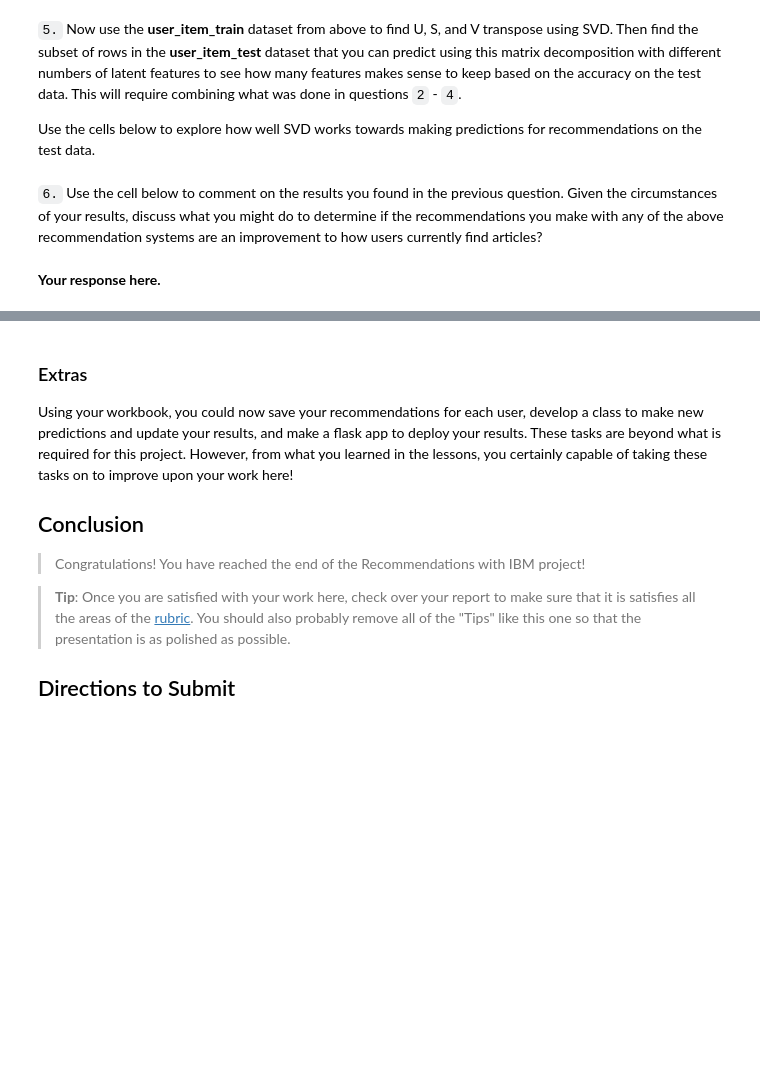
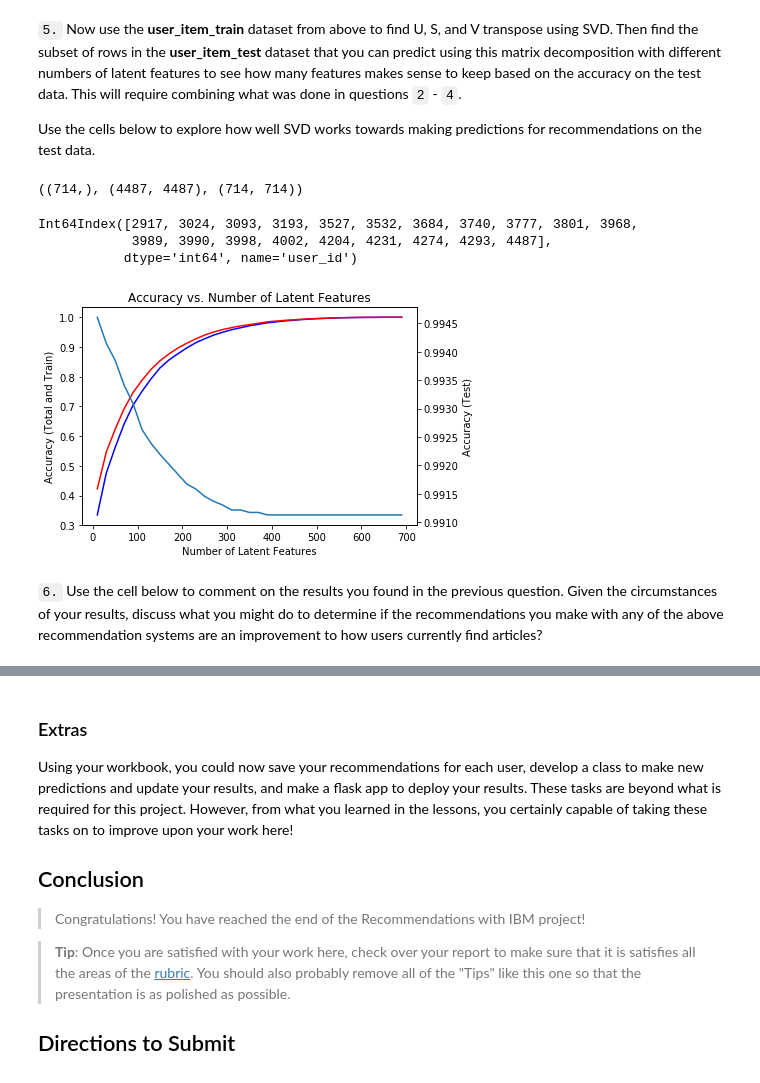
Before and after one commit to xKURTx/Recommendations-with-IBM, a Jupyter notebook: Recommendations_with_IBM.ipynb, the cells around one changed output, grey strips where cells are left out. Saved outputs shown, nothing was run; the diff lists cells and outputs as text; code cells hidden in the pictures; blank space fills up the shorter version.

```diff
--- a/Recommendations_with_IBM.ipynb
+++ b/Recommendations_with_IBM.ipynb
@@ -758,4 +687,5 @@ user_item_matrix.head()
 # %%
 # Perform SVD on the User-Item Matrix Here
 
-u, s, vt = # use the built in to get the three matrices
+u, s, vt = np.linalg.svd(user_item_matrix) # use the built in to get the three matrices
+s.shape, u.shape, vt.shape
@@ -814,7 +758,18 @@ def create_test_and_train_user_item(df_train, df_test):
     test_arts - all of the test article ids
 
     '''
-    # Your code here
+    # Number of users in the test set that are in the training set
+    intersect = np.intersect1d(df_test['user_id'], df_train['user_id'], assume_unique=False)
+
+    user_item_train = create_user_item_matrix(df_train)
+
+    all_user_item_test = create_user_item_matrix(df_test)
+    user_item_test = all_user_item_test.loc[intersect]
+
+    # User ids
+    test_idx = user_item_test.index
+    # Article ids
+    test_arts = user_item_test.columns
 
     return user_item_train, user_item_test, test_idx, test_arts
 
@@ -841,4 +861,7 @@ t.sol_4_test(sol_4_dict)
 Use the cells below to explore how well SVD works towards making predictions for recommendations on the test data.
 # %%
 # fit SVD on the user_item_train matrix
-u_train, s_train, vt_train = # fit svd similar to above then use the cells below
+u_train, s_train, vt_train = np.linalg.svd(user_item_train)
+s_train.shape, u_train.shape, vt_train.shape
+# %% [output]
+((714,), (4487, 4487), (714, 714))
@@ -848,4 +910,29 @@ u_train, s_train, vt_train = # fit svd similar to above then use the cells below
+# %%
+# The users we can make predictions on
+test_idx
+# %% [output]
+Int64Index([2917, 3024, 3093, 3193, 3527, 3532, 3684, 3740, 3777, 3801, 3968,
+            3989, 3990, 3998, 4002, 4204, 4231, 4274, 4293, 4487],
+           dtype='int64', name='user_id')
+# %%
+sum_errs_train, sum_errs_test = get_number_latent_features(u_train, s_train, vt_train, test_idx)
+# %%
+fig, ax1 = plt.subplots()
+
+# Twin the x-axis twice to make independent y-axes.
+ax2 = ax1.twinx()
+
+# Use ax1 for both total and training error
+ax1.plot(num_latent_feats, 1 - np.array(total_error)/df.shape[0], color="blue");
+ax1.plot(num_latent_feats, 1 - np.array(sum_errs_train)/df.shape[0], color = "red");
+ax1.set_xlabel('Number of Latent Features');
+ax1.set_ylabel('Accuracy (Total and Train)');
+ax1.set_title('Accuracy vs. Number of Latent Features');
+
+#Use ax2 for test error
+ax2.plot(num_latent_feats, 1 - np.array(sum_errs_test)/df.shape[0])
+ax2.set_ylabel('Accuracy (Test)');
+# %% [output]
+[figure, added]
 # %% [markdown]
 `6.` Use the cell below to comment on the results you found in the previous question. Given the circumstances of your results, discuss what you might do to determine if the recommendations you make with any of the above recommendation systems are an improvement to how users currently find articles?
-# %% [markdown]
-**Your response here.**
```
Also changed, not shown: parts of 40 cells of this notebook.
